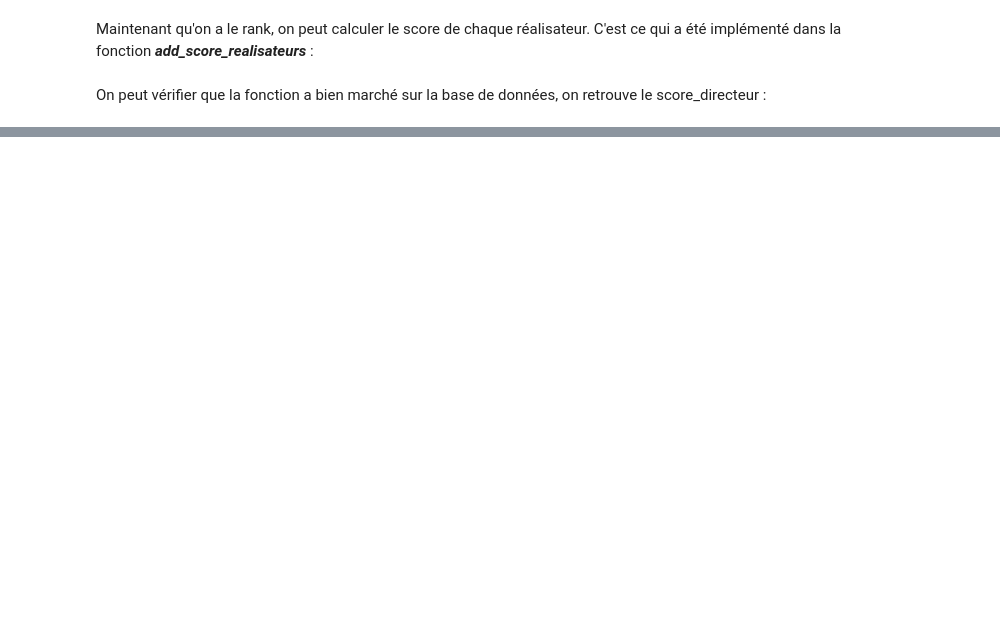
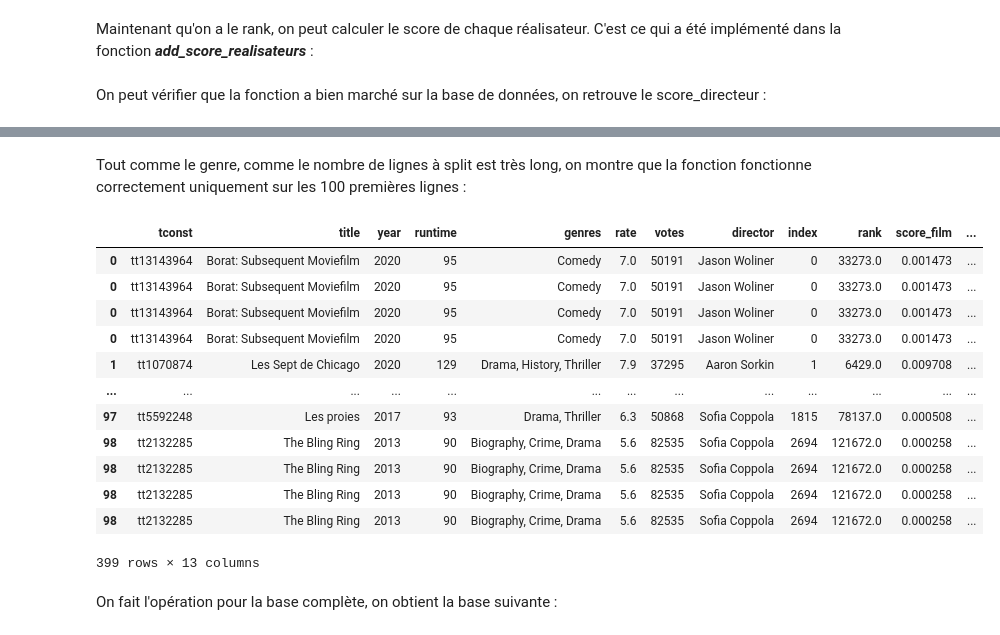
Before and after one commit to henriupton99/IMDB_Scraping, a Jupyter notebook: modelisation.ipynb, the cells around one changed output, grey strips where cells are left out. Saved outputs shown, nothing was run; the diff lists cells and outputs as text; code cells hidden in the pictures; blank space fills up the shorter version.

Commit message:
avancement visualisation + ajout split_method

```diff
--- a/modelisation.ipynb
+++ b/modelisation.ipynb
@@ -129,0 +140,2 @@ df.head(5)
+# %%
+df["casting"] = df["casting"].apply(lambda x : x.replace("[","").replace("]","").replace("'",""))
@@ -129,0 +163,22 @@ df.head(5)
+# %% [markdown]
+Tout comme le genre, comme le nombre de lignes à split est très long, on montre que la fonction fonctionne correctement uniquement sur les 100 premières lignes :
+# %%
+df = split_method.split_elem_col(df[0:99],'casting')
+# %%
+df
+# %% [output]
+|  | tconst | title | year | runtime | genres | rate | votes | director | index | rank | score_film | ... |
+| 0 | tt13143964 | Borat: Subsequent Moviefilm | 2020 | 95 | Comedy | 7.0 | 50191 | Jason Woliner | 0 | 33273.0 | 0.001473 | ... |
+| 0 | tt13143964 | Borat: Subsequent Moviefilm | 2020 | 95 | Comedy | 7.0 | 50191 | Jason Woliner | 0 | 33273.0 | 0.001473 | ... |
+| 0 | tt13143964 | Borat: Subsequent Moviefilm | 2020 | 95 | Comedy | 7.0 | 50191 | Jason Woliner | 0 | 33273.0 | 0.001473 | ... |
+| 0 | tt13143964 | Borat: Subsequent Moviefilm | 2020 | 95 | Comedy | 7.0 | 50191 | Jason Woliner | 0 | 33273.0 | 0.001473 | ... |
+| 1 | tt1070874 | Les Sept de Chicago | 2020 | 129 | Drama, History, Thriller | 7.9 | 37295 | Aaron Sorkin | 1 | 6429.0 | 0.009708 | ... |
+| ... | ... | ... | ... | ... | ... | ... | ... | ... | ... | ... | ... | ... |
+| 97 | tt5592248 | Les proies | 2017 | 93 | Drama, Thriller | 6.3 | 50868 | Sofia Coppola | 1815 | 78137.0 | 0.000508 | ... |
+| 98 | tt2132285 | The Bling Ring | 2013 | 90 | Biography, Crime, Drama | 5.6 | 82535 | Sofia Coppola | 2694 | 121672.0 | 0.000258 | ... |
+| 98 | tt2132285 | The Bling Ring | 2013 | 90 | Biography, Crime, Drama | 5.6 | 82535 | Sofia Coppola | 2694 | 121672.0 | 0.000258 | ... |
+| 98 | tt2132285 | The Bling Ring | 2013 | 90 | Biography, Crime, Drama | 5.6 | 82535 | Sofia Coppola | 2694 | 121672.0 | 0.000258 | ... |
+| 98 | tt2132285 | The Bling Ring | 2013 | 90 | Biography, Crime, Drama | 5.6 | 82535 | Sofia Coppola | 2694 | 121672.0 | 0.000258 | ... |
+399 rows × 13 columns
+# %% [markdown]
+On fait l'opération pour la base complète, on obtient la base suivante :
```
Also changed, not shown: parts of 16 cells of this notebook, 4 other files.
